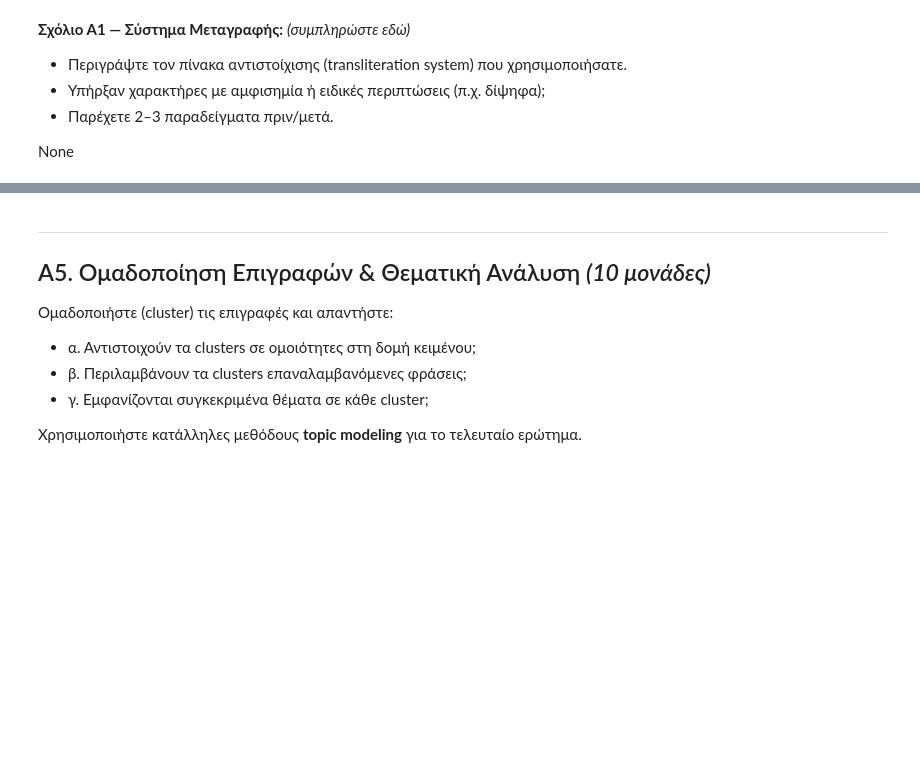
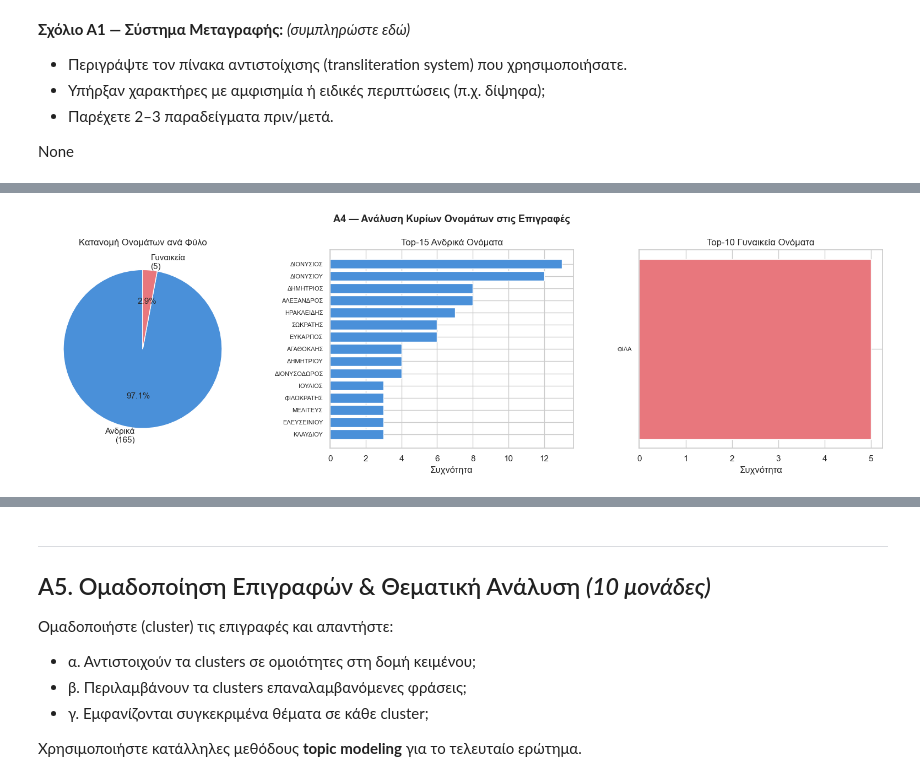
Before and after one commit to PanagiotisGk/Greek-Epigraphy, a Jupyter notebook: team_notebook_epigraphy.ipynb, the cells around one changed output, grey strips where cells are left out. Drawn from its saved outputs; the diff is of its cells as text; code cells hidden in the pictures; blank space fills up the shorter version.

```diff
--- a/team_notebook_epigraphy.ipynb
+++ b/team_notebook_epigraphy.ipynb
@@ -159,17 +243,0 @@ print(f"Μεταγραφή (λατινικοί): {sample_row['text_latin'][:150]
-# %%
-# TODO: Ορίστε τον πίνακα αντιστοίχισης λατινικών → ελληνικών χαρακτήρων
-#       (βασιστείτε στο Proxies PDF)
-LATIN_TO_GREEK = {
-    # 'a': 'Α', 'b': 'Β', ...
-    # TODO: Συμπληρώστε τον πλήρη πίνακα
-}
-
-# TODO: Υλοποιήστε συνάρτηση μετατροπής
-def transliterate(text_latin: str) -> str:
-    """Μετατρέπει λατινικούς χαρακτήρες σε κεφαλαία ελληνικά."""
-    pass
-
-# TODO: Εφαρμόστε τη μετατροπή σε όλες τις μεταγραφές
-# df['text_greek'] = df['text_latin'].apply(transliterate)
-
-# TODO: Εκτυπώστε 3–5 παραδείγματα πριν/μετά τη μετατροπή
@@ -266,0 +1066,49 @@ None
+# %%
+# === Γραφήματα Α4 ===
+
+fig, axes = plt.subplots(1, 3, figsize=(16, 5))
+
+# 1. Κατανομή ανά φύλο (pie chart)
+ax1 = axes[0]
+sizes = [total_male, total_female]
+labels = [f'Ανδρικά\n({total_male})', f'Γυναικεία\n({total_female})']
+colors = ['#4a90d9', '#e8777d']
+ax1.pie(sizes, labels=labels, colors=colors, autopct='%1.1f%%',
+        startangle=90, textprops={'fontsize': 11})
+ax1.set_title('Κατανομή Ονομάτων ανά Φύλο')
+
+# 2. Top-15 ανδρικά ονόματα
+ax2 = axes[1]
+top_male = name_counts['male'].most_common(15)
+if top_male:
+    names_m = [transliterate(w) for w, c in top_male]
+    counts_m = [c for w, c in top_male]
+    ax2.barh(range(len(top_male)), counts_m, color='#4a90d9')
+    ax2.set_yticks(range(len(top_male)))
+    ax2.set_yticklabels(names_m, fontsize=8)
+    ax2.invert_yaxis()
+    ax2.set_xlabel('Συχνότητα')
+    ax2.set_title('Top-15 Ανδρικά Ονόματα')
+
+# 3. Top-10 γυναικεία ονόματα
+ax3 = axes[2]
+top_female = name_counts['female'].most_common(10)
+if top_female:
+    names_f = [transliterate(w) for w, c in top_female]
+    counts_f = [c for w, c in top_female]
+    ax3.barh(range(len(top_female)), counts_f, color='#e8777d')
+    ax3.set_yticks(range(len(top_female)))
+    ax3.set_yticklabels(names_f, fontsize=8)
+    ax3.invert_yaxis()
+    ax3.set_xlabel('Συχνότητα')
+    ax3.set_title('Top-10 Γυναικεία Ονόματα')
+else:
+    ax3.text(0.5, 0.5, 'Δεν βρέθηκαν\nγυναικεία ονόματα',
+             ha='center', va='center', fontsize=12)
+    ax3.set_title('Γυναικεία Ονόματα')
+
+plt.suptitle('Α4 — Ανάλυση Κυρίων Ονομάτων στις Επιγραφές', fontsize=13, fontweight='bold')
+plt.tight_layout()
+plt.show()
+# %% [output]
+[figure, added]
```
Also changed, not shown: parts of 32 cells of this notebook.
